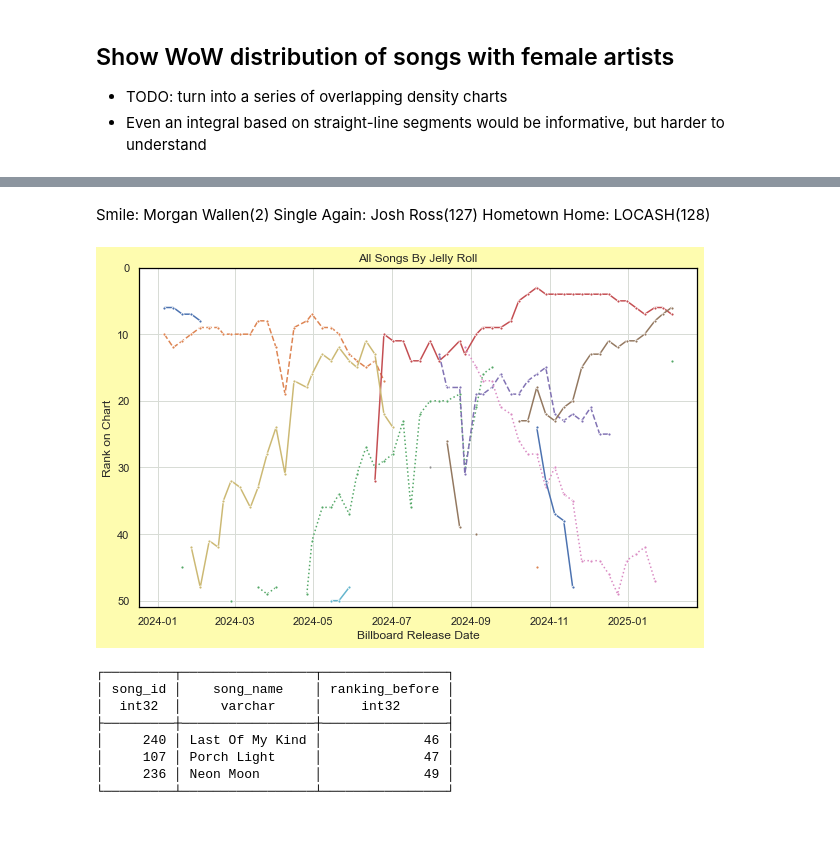
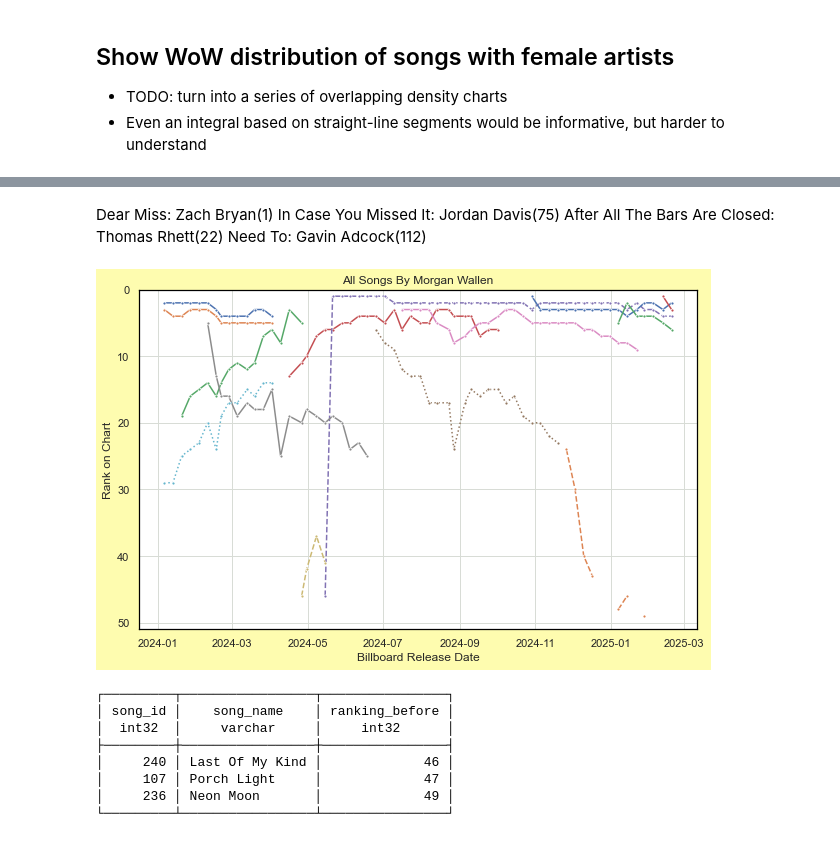
Before and after one commit to jwmanahan/billboard, a Jupyter notebook: add_new_week.ipynb, the cells around one changed output, grey strips where cells are left out. Saved outputs shown, nothing was run; the diff lists cells and outputs as text; code cells hidden in the pictures.

Commit message:
Add new week

```diff
--- a/add_new_week.ipynb
+++ b/add_new_week.ipynb
@@ -797,12 +801,13 @@ Zach Top            2
 Name: song_id, dtype: int64
 # %% [markdown]
-Smile: Morgan Wallen(2)
-Single Again: Josh Ross(127)
-Hometown Home: LOCASH(128)
+Dear Miss: Zach Bryan(1)
+In Case You Missed It: Jordan Davis(75)
+After All The Bars Are Closed: Thomas Rhett(22)
+Need To: Gavin Adcock(112)
 # %%
 # For now, manual artist name selection
 # TODO: Create charts for every artist on this week's chart at once
-artist_name = 'Jelly Roll'
+artist_name = 'Morgan Wallen'
 
 df_weeks_this_artist = df_weeks_for_artist.query(
     f"artist_name == '{artist_name}'"
@@ -812,35 +817,35 @@ df_weeks_this_artist = df_weeks_for_artist.query(
 # if df_weeks_this_artist['artist_id'].count().count() > 1:
 #     this_artist_id = input("Please input artist ID for differentiation")
 #     df_weeks_this_artist[
 #         df_weeks_this_artist[artist_id] == this_artist_id
 #     ]
 
 for _, row in df_weeks_this_artist.pivot( # TODO no pivot to support legend in char 'song_name'
     index = 'song_id'
     , columns = 'billboard_observation_date' #TODO: weeks ago
     , values = 'billboard_rank'
 ).fillna(
-    np.inf # suppresses only if a different song is on the chart that week
+    np.inf # suppresses only if a different song is on the chart in any week within this song's gap
 ).iterrows():
     graph = sns.lineplot(
         data = row
         , linestyle = credit_type_to_linestyle[
             df_weeks_this_artist[
                 df_weeks_this_artist['song_id'] == row.name
             ].groupby('relationship_type').count().iloc[0].name
         ]
         , marker = '.'
     )
 
 graph.set(
     title = f'All Songs By {artist_name}'
     , xlabel = 'Billboard Release Date' # Really observation date (for now)
     , ylabel = 'Rank on Chart'
     , ylim = [0, 51]
 )
 graph.axes.invert_yaxis()
 # %% [output]
-[figure, old version]
+[figure, new version]
 # %%
 # TODO: Set comparison_observation_date as num weeks back, not specific date
 current_observation_date = billboard_observation_date
```
Also changed, not shown: parts of 26 cells of this notebook, 5 other files.
